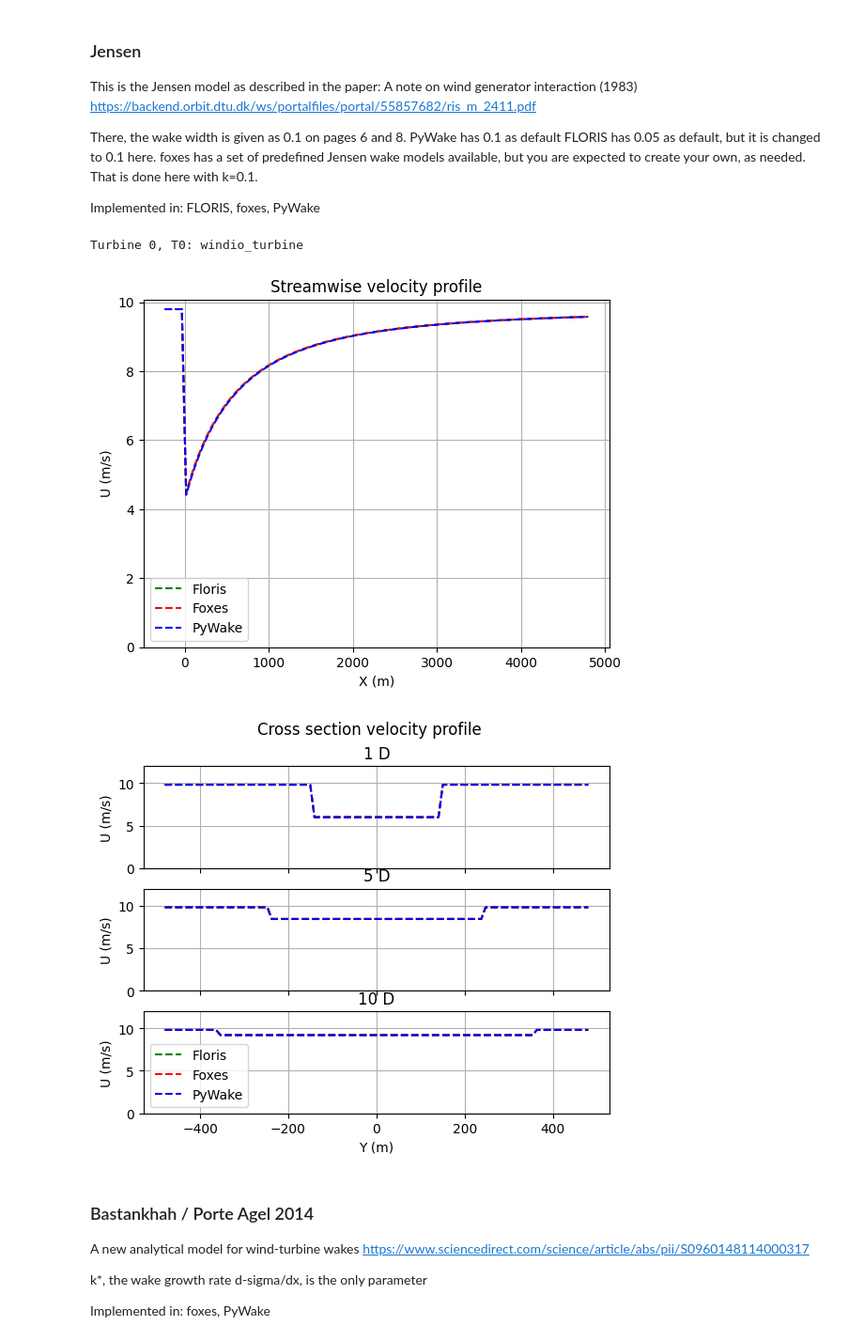
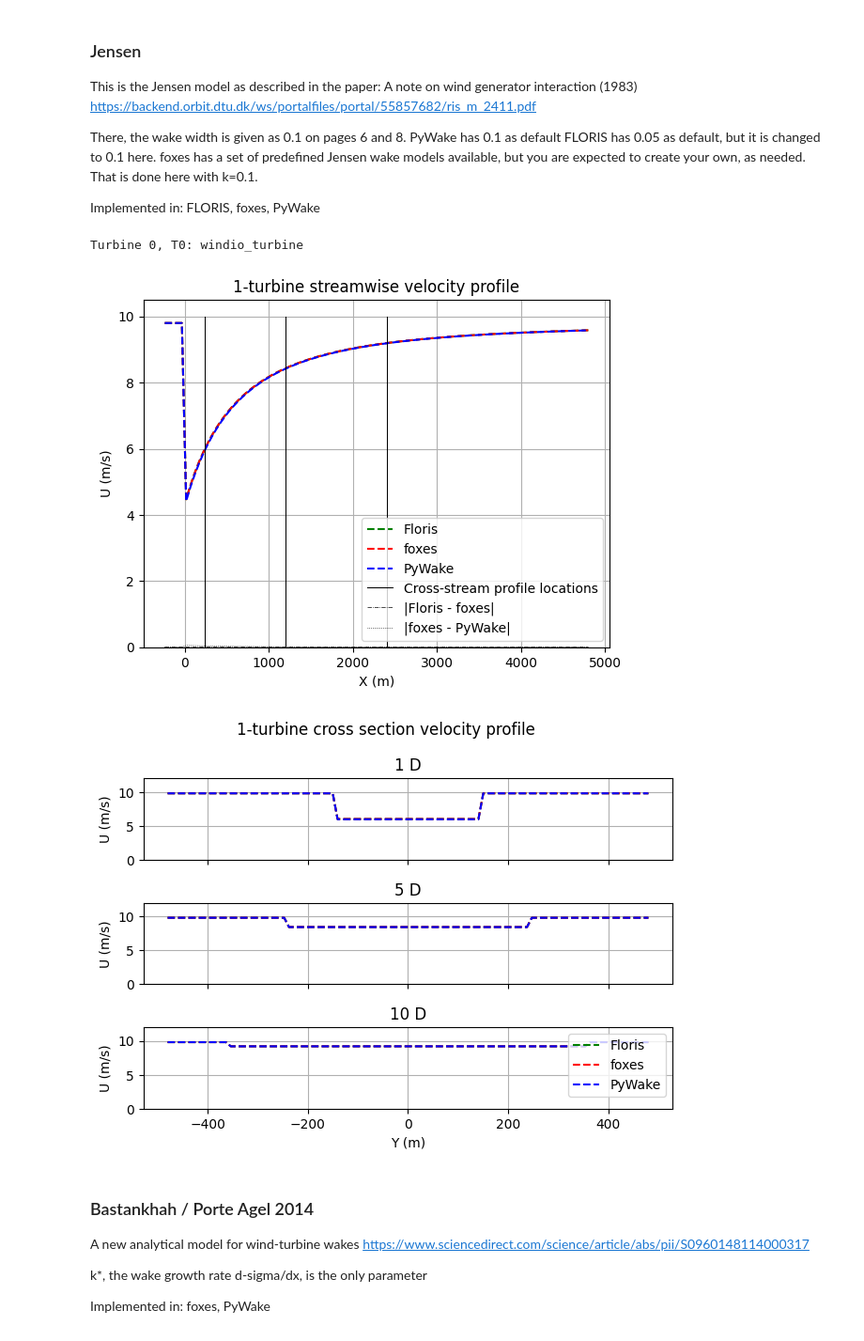
Before and after one commit to rafmudaf/wcomp, a Jupyter notebook: examples/torque2024_1turbine.ipynb, the cells around one changed output. Shown at 94% size. Cells and saved outputs as stored; diff of their text form; code cells hidden in the pictures.

Commit message:
Update notebooks and add case description sections

```diff
--- a/examples/torque2024_1turbine.ipynb
+++ b/examples/torque2024_1turbine.ipynb
@@ -69,38 +105,51 @@ fig, ax = plt.subplots()
 floris_1turbine.streamwise_profile_plot(wind_direction=270, y_coordinate=0.0, xmin=XMIN, xmax=XMAX)
 foxes_1turbine.streamwise_profile_plot(wind_direction=270, y_coordinate=0.0, xmin=XMIN, xmax=XMAX)
 pywake_1turbine.streamwise_profile_plot(wind_direction=270, y_coordinate=0.0, xmin=XMIN, xmax=XMAX)
-ax.set_title("Streamwise velocity profile")
+ax.plot([1*ROTOR_D, 1*ROTOR_D], [0, 10], color="black", linestyle='-', linewidth=0.75)
+ax.plot([5*ROTOR_D, 5*ROTOR_D], [0, 10], color="black", linestyle='-', linewidth=0.75)
+ax.plot([10*ROTOR_D, 10*ROTOR_D], [0, 10], color="black", linestyle='-', linewidth=0.75, label="Cross-stream profile locations")
+lines = ax.lines
+x1, y1 = lines[0].get_data()
+x2, y2 = lines[1].get_data()
+x3, y3 = lines[2].get_data()
+e1 = np.abs(y1 - y2)
+e2 = np.abs(y2 - y3)
+emax = np.max([np.max(e1), np.max(e2)])
+ax.plot(x1, e1, color="black", linestyle='-.', linewidth=0.5, label="|Floris - foxes|")
+ax.plot(x1, e2, color="black", linestyle=':', linewidth=0.5, label="|foxes - PyWake|")
+ax.set_title("1-turbine streamwise velocity profile")
 ax.set_xlabel("X (m)")
 ax.set_ylabel('U (m/s)')
 ax.set_ybound(lower=0.0)
 ax.legend()
 ax.grid()
 
 YMIN = -2 * ROTOR_D
 YMAX =  2 * ROTOR_D
 
 fig, ax = plt.subplots(3, 1)
-fig.suptitle("Cross section velocity profile")
+fig.suptitle("1-turbine cross section velocity profile")
 
 X_D = [1, 5, 10]
 for i, D_X in enumerate(X_D):
     plt.axes(ax[i])
     floris_1turbine.xsection_profile_plot(wind_direction=270, x_coordinate=D_X * ROTOR_D, ymin=YMIN, ymax=YMAX)
     foxes_1turbine.xsection_profile_plot(wind_direction=270, x_coordinate=D_X * ROTOR_D, ymin=YMIN, ymax=YMAX)
     pywake_1turbine.xsection_profile_plot(wind_direction=270, x_coordinate=D_X * ROTOR_D, ymin=YMIN, ymax=YMAX)
     ax[i].set_title(f"{D_X} D")
     ax[i].set_ylabel("U (m/s)")
     ax[i].set_ybound(lower=0.0, upper=12.0)
     ax[i].grid()
     if i < len(X_D) - 1:
         ax[i].xaxis.set_ticklabels([])
     else:
         ax[i].set_xlabel("Y (m)")
         ax[i].legend()
+fig.tight_layout()
 # %% [output]
 Turbine 0, T0: windio_turbine
-[figure, old version]
+[figure, new version]
-[figure, old version]
+[figure, new version]
 # %% [markdown]
 ### Bastankhah / Porte Agel 2014
 
```
Also changed, not shown: parts of 9 cells of this notebook, 1 other file.
